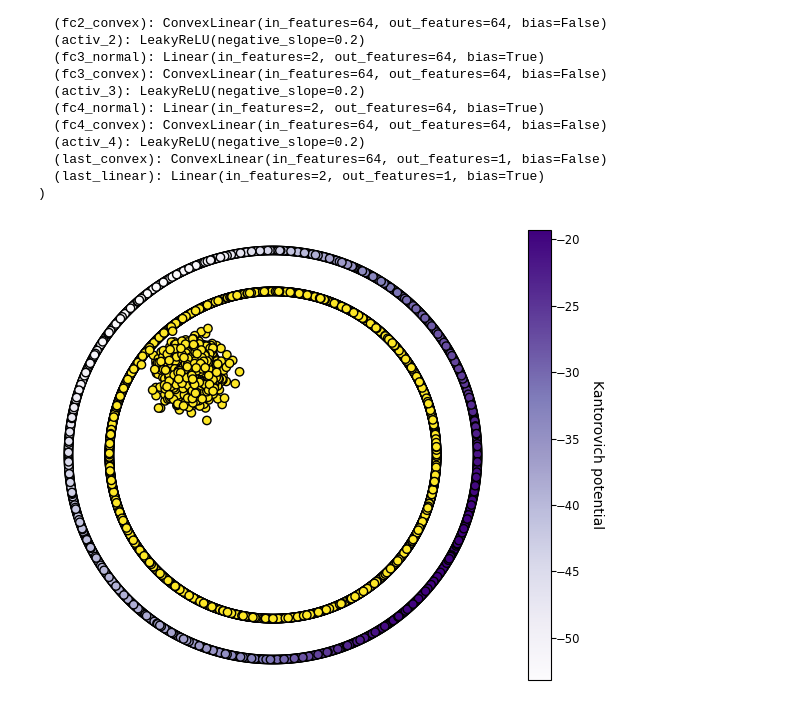
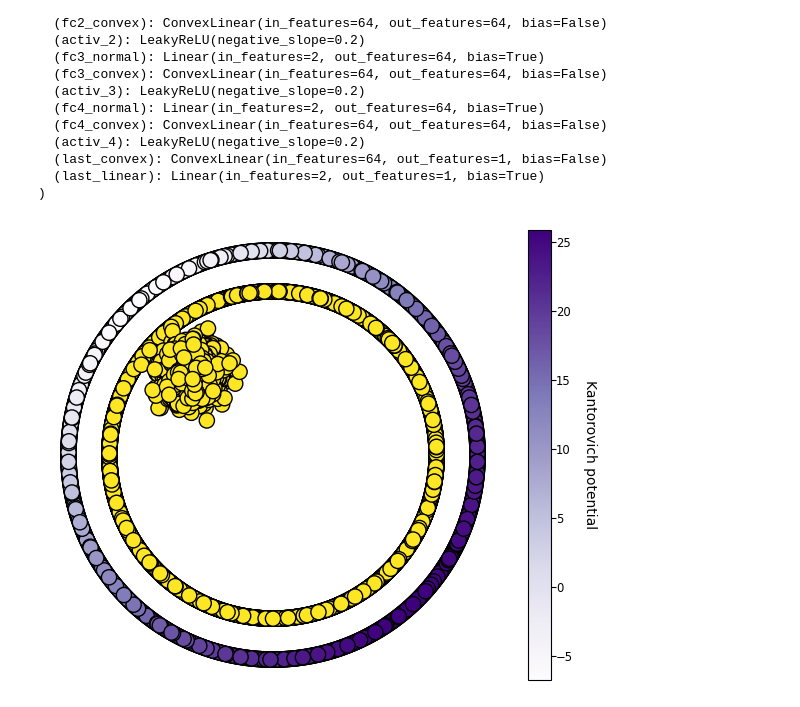
Before and after one commit to nobias-project/OT-ICNN-bias, a Jupyter notebook: notebooks/Evaluation_Experiment_3.ipynb, the cells around one changed output. Cells and saved outputs as stored; diff of their text form; code cells hidden in the pictures.

```diff
--- a/notebooks/Evaluation_Experiment_3.ipynb
+++ b/notebooks/Evaluation_Experiment_3.ipynb
@@ -159,0 +252,3 @@ print(distances)
+# %%
+x = data[name]
+y = ground_truth[name]
@@ -191,7 +390,7 @@ for model_name, model in models.items():
                         ylabel=None,
                         alpha=0.5)
 
-    disp.ax_.scatter(X[:, 0], X[:, 1], c=y, edgecolor="k")
+    disp.ax_.scatter(X[:, 0], X[:, 1], c=y, edgecolor="k", s=120)
 
     disp.ax_.axis("off")
     disp.ax_.set_xlim(-11,11)
@@ -200,6 +399,6 @@ for model_name, model in models.items():
 
     plt.tight_layout()
 
-    plt.savefig("../results/Experiment3/circles_plus_{}.png".format(model_name))
+    plt.savefig("../results/Experiment3/circles_plus_{}.eps".format(model_name), format="eps")
     plt.show()
 # %% [output]
@@ -244,10 +444,7 @@ plt.show()
 # %%
 from src.optimal_transport_modules.icnn_modules import *
 
-path = ("../results/Experiment3/training/circles_plus/input_dim_2/"
-       "init_trunc_inv_sqrt/layers_4/neuron_64/lambda_cvx_0.5_mean_0.0/"
-       "optim_Adamlr_1e-05betas_0.5_0.99/gen_5/batch_30/"
-       "trial_1_last_False_qudr/storing_models/convex_f_epoch_25.pt")
+path = ("../results/training/toy/2023-02-06/11-18-13/storing_models/convex_f_epoch_25.pt")
 
 convex_f = Simple_Feedforward_4Layer_ICNN_LastInp_Quadratic(
                     2,
@@ -279,34 +476,34 @@ model = models["nn_10"]
 
 def f(a, b):
     arr = np.array([a,b])
     potential = .5*np.linalg.norm(arr)**2 - convex_f(torch.from_numpy(arr).float())
     return potential.detach().numpy()
 
 points = data["circles_plus"]
 gt = ground_truth["circles_plus"]
 
 x = points[gt == 0]
 y = points[gt == 1]
 
 Z = np.vectorize(f)(x[:,0], x[:,1])
 
 fig, ax = plt.subplots()
-sc = ax.scatter(x[:, 0], x[:, 1], c=Z, cmap="Purples" ,edgecolor="k")
+sc = ax.scatter(x[:, 0], x[:, 1], c=Z, cmap="Purples" ,edgecolor="k", s=120)
 
 cbar = plt.colorbar(sc)
 cbar.ax.tick_params(axis='both', which='major', pad=0, labelsize = "small")
 cbar.set_label("Kantorovich potential", rotation=270, labelpad=17)
 
-ax.scatter(y[:, 0], y[:, 1], c=gt[gt==1], cmap = "viridis_r", edgecolor="k")
+ax.scatter(y[:, 0], y[:, 1], c=gt[gt==1], cmap = "viridis_r", edgecolor="k", s=120)
 
 ax.axis("off")
 ax.set_xlim(-11,11)
 ax.set_ylim(-11,11)
 ax.set_box_aspect(1)
 
 plt.tight_layout()
 
-plt.savefig("../results/Experiment3/circles_plus_potentials.png")
+plt.savefig("../results/Experiment3/circles_plus_potentials.eps", format="eps")
 plt.show()
 # %% [output]
-[figure, old version]
+[figure, new version]
```
Also changed, not shown: parts of 16 cells of this notebook, 18 other files.
